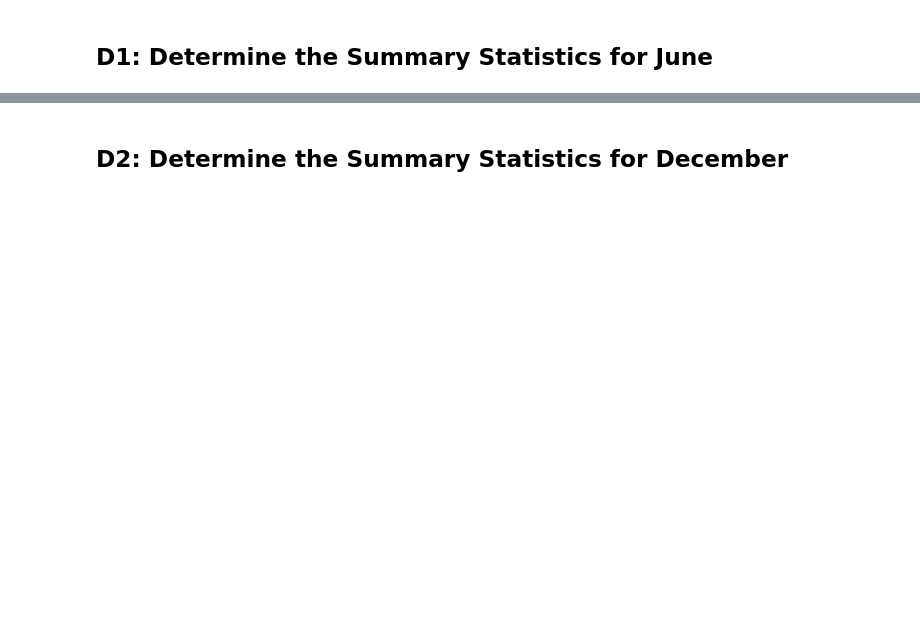
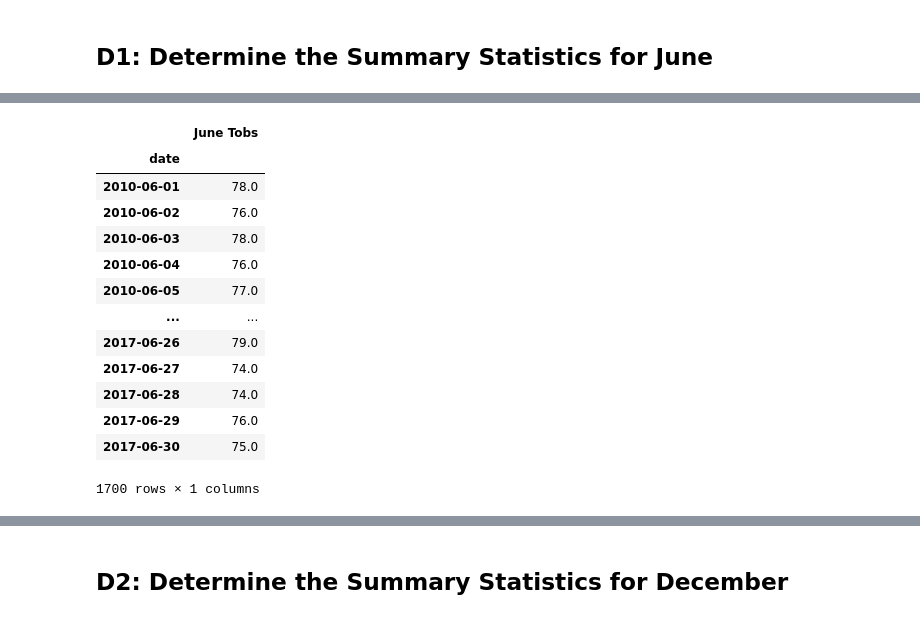
Before and after one commit to Gobi1616/surfs_up, a Jupyter notebook: SurfsUp_Challenge.ipynb, the cells around one changed output, grey strips where cells are left out. Drawn from its saved outputs; the diff is of its cells as text; code cells hidden in the pictures; blank space fills up the shorter version.

```diff
--- a/SurfsUp_Challenge.ipynb
+++ b/SurfsUp_Challenge.ipynb
@@ -32,3 +33,5 @@ results = session.query(Measurement.date, Measurement.tobs).\
     filter(extract('month', Measurement.date) == 6).all()
 # %%
 #  3. Convert the June temperatures to a list.
+temps = list(results)
+temps
@@ -35,4 +56,23 @@ results = session.query(Measurement.date, Measurement.tobs).\
 # %%
 # 4. Create a DataFrame from the list of temperatures for the month of June.
+temps_df = pd.DataFrame(temps, columns=['date','June Tobs'])
+temps_df.set_index(temps_df['date'], inplace=True)
+temps_df=temps_df[['June Tobs']]
+temps_df
+# %% [output]
+|  | June Tobs |
+| date |  |
+| 2010-06-01 | 78.0 |
+| 2010-06-02 | 76.0 |
+| 2010-06-03 | 78.0 |
+| 2010-06-04 | 76.0 |
+| 2010-06-05 | 77.0 |
+| ... | ... |
+| 2017-06-26 | 79.0 |
+| 2017-06-27 | 74.0 |
+| 2017-06-28 | 74.0 |
+| 2017-06-29 | 76.0 |
+| 2017-06-30 | 75.0 |
+1700 rows × 1 columns
 # %%
 # 5. Calculate and print out the summary statistics for the June temperature DataFrame.
```
Also changed, not shown: parts of 7 cells of this notebook.
